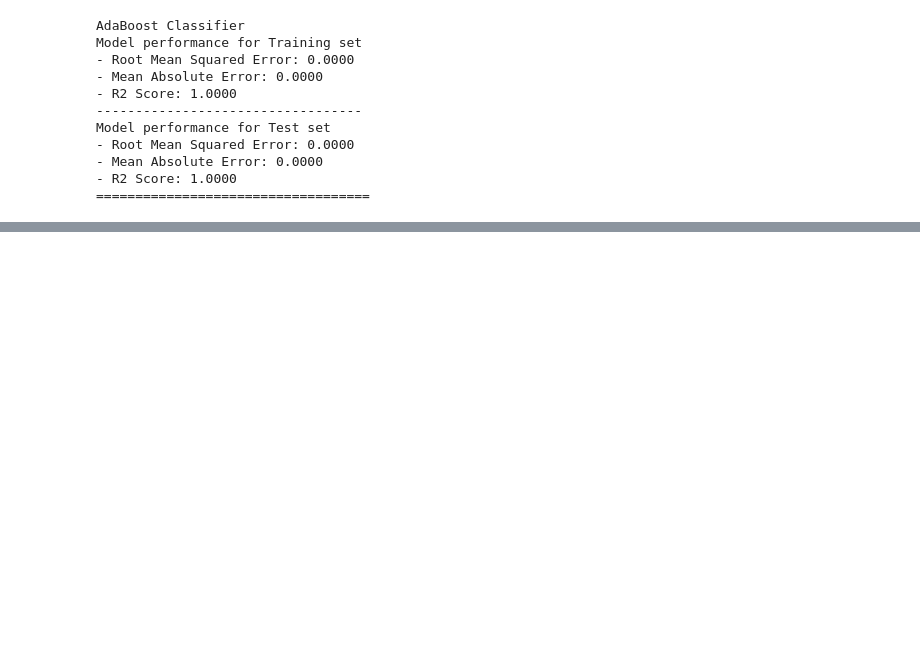
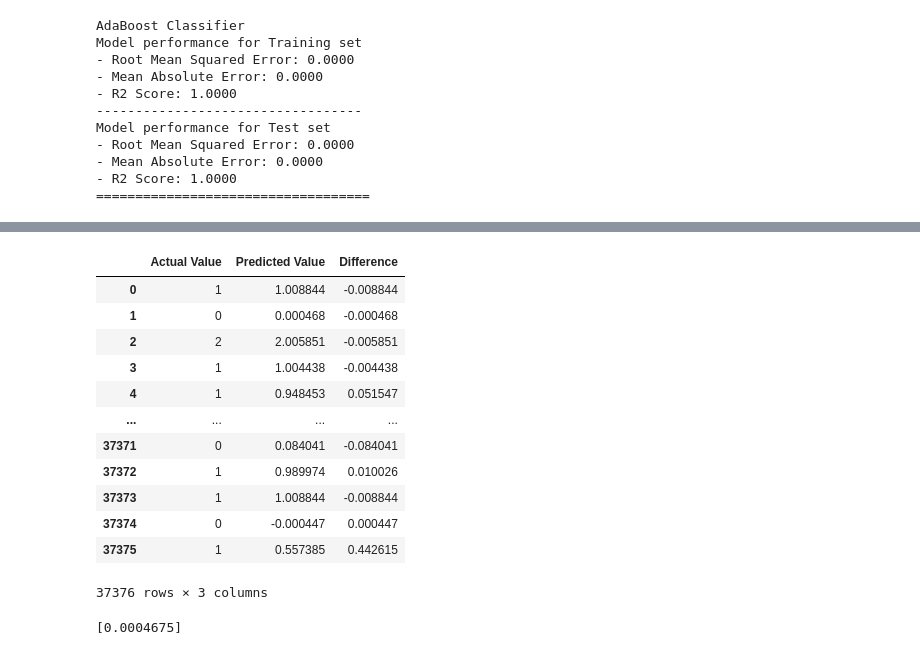
Before and after one commit to Sheetaljain10/EV_classifier, a Jupyter notebook: notebook/Model_training.ipynb, the cells around one changed output, grey strips where cells are left out. Drawn from its saved outputs; the diff is of its cells as text; code cells hidden in the pictures; blank space fills up the shorter version.

```diff
--- a/notebook/Model_training.ipynb
+++ b/notebook/Model_training.ipynb
@@ -243,0 +276,21 @@ Model performance for Test set
+# %%
+pred_df=pd.DataFrame({'Actual Value':y_test_encoded,'Predicted Value':y_pred,'Difference':y_test_encoded-y_pred})
+pred_df
+# %% [output]
+|  | Actual Value | Predicted Value | Difference |
+| 0 | 1 | 1.008844 | -0.008844 |
+| 1 | 0 | 0.000468 | -0.000468 |
+| 2 | 2 | 2.005851 | -0.005851 |
+| 3 | 1 | 1.004438 | -0.004438 |
+| 4 | 1 | 0.948453 | 0.051547 |
+| ... | ... | ... | ... |
+| 37371 | 0 | 0.084041 | -0.084041 |
+| 37372 | 1 | 0.989974 | 0.010026 |
+| 37373 | 1 | 1.008844 | -0.008844 |
+| 37374 | 0 | -0.000447 | 0.000447 |
+| 37375 | 1 | 0.557385 | 0.442615 |
+37376 rows × 3 columns
+# %%
+print(lin_model.predict(X_test[1]))
+# %% [output]
+[0.0004675]
```
Also changed, not shown: parts of 7 cells of this notebook, 4 other files.
